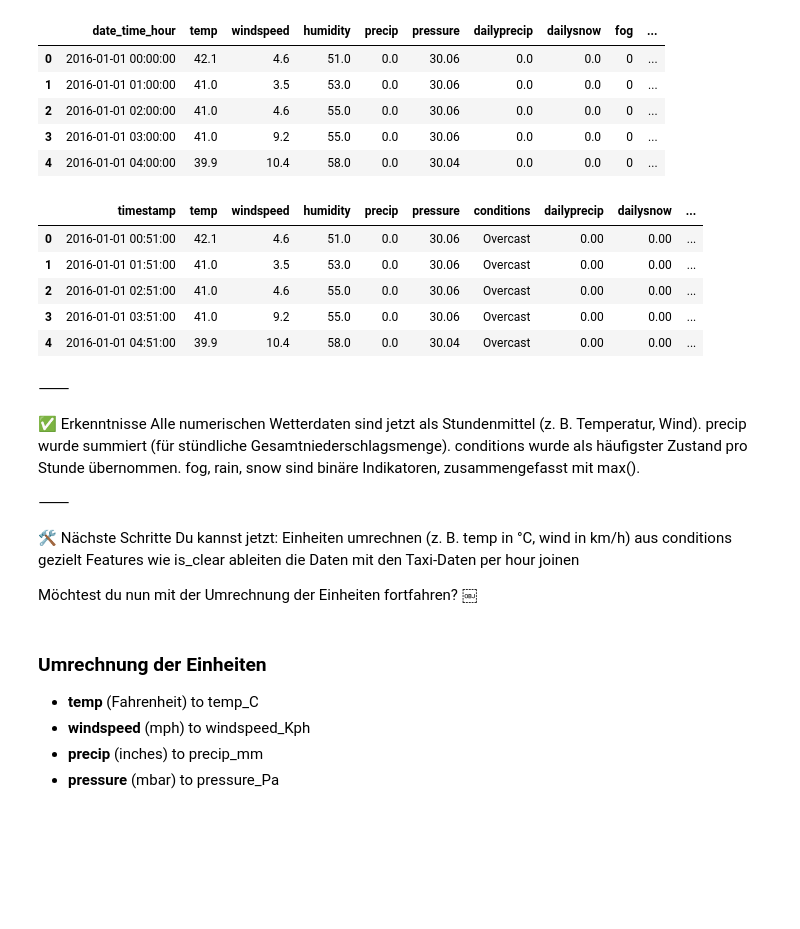
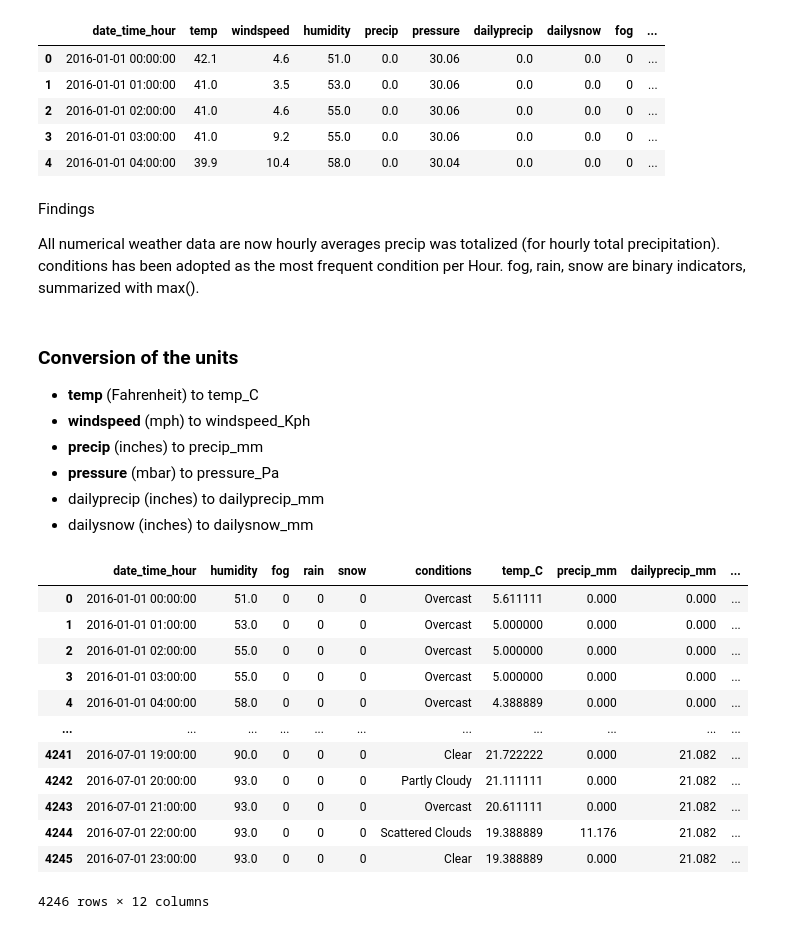
Before and after one commit to Wendo99/NYC-Taxi-Trip-Duration, a Jupyter notebook: weather.ipynb, the cells around one changed output. Drawn from its saved outputs; the diff is of its cells as text; code cells hidden in the pictures; blank space fills up the shorter version.

```diff
--- a/weather_data.ipynb
+++ b/weather.ipynb
@@ -278,38 +295,46 @@ weather_date_time_hour.head()
 | 2 | 2016-01-01 02:00:00 | 41.0 | 4.6 | 55.0 | 0.0 | 30.06 | 0.0 | 0.0 | 0 | ... |
 | 3 | 2016-01-01 03:00:00 | 41.0 | 9.2 | 55.0 | 0.0 | 30.06 | 0.0 | 0.0 | 0 | ... |
 | 4 | 2016-01-01 04:00:00 | 39.9 | 10.4 | 58.0 | 0.0 | 30.04 | 0.0 | 0.0 | 0 | ... |
-# %%
-weather.head()
-# %% [output]
-|  | timestamp | temp | windspeed | humidity | precip | pressure | conditions | dailyprecip | dailysnow | ... |
-| 0 | 2016-01-01 00:51:00 | 42.1 | 4.6 | 51.0 | 0.0 | 30.06 | Overcast | 0.00 | 0.00 | ... |
-| 1 | 2016-01-01 01:51:00 | 41.0 | 3.5 | 53.0 | 0.0 | 30.06 | Overcast | 0.00 | 0.00 | ... |
-| 2 | 2016-01-01 02:51:00 | 41.0 | 4.6 | 55.0 | 0.0 | 30.06 | Overcast | 0.00 | 0.00 | ... |
-| 3 | 2016-01-01 03:51:00 | 41.0 | 9.2 | 55.0 | 0.0 | 30.06 | Overcast | 0.00 | 0.00 | ... |
-| 4 | 2016-01-01 04:51:00 | 39.9 | 10.4 | 58.0 | 0.0 | 30.04 | Overcast | 0.00 | 0.00 | ... |
 # %% [markdown]
+Findings
 
-⸻
-
-✅ Erkenntnisse
-	Alle numerischen Wetterdaten sind jetzt als Stundenmittel (z. B. Temperatur, Wind).
-	precip wurde summiert (für stündliche Gesamtniederschlagsmenge).
-	conditions wurde als häufigster Zustand pro Stunde übernommen.
-	fog, rain, snow sind binäre Indikatoren, zusammengefasst mit max().
-
-⸻
-
-🛠️ Nächste Schritte
-	Du kannst jetzt:
-	Einheiten umrechnen (z. B. temp in °C, wind in km/h)
-	aus conditions gezielt Features wie is_clear ableiten
-	die Daten mit den Taxi-Daten per hour joinen
-
-Möchtest du nun mit der Umrechnung der Einheiten fortfahren? ￼
+All numerical weather data are now hourly averages
+precip was totalized (for hourly total precipitation).
+conditions has been adopted as the most frequent condition per Hour.
+fog, rain, snow are binary indicators, summarized with max().
 # %% [markdown]
-### Umrechnung der Einheiten
+### Conversion of the units
 
 - **temp** (Fahrenheit) to temp_C
 - **windspeed** (mph) to windspeed_Kph
 - **precip** (inches) to precip_mm
 - **pressure** (mbar) to pressure_Pa
+- dailyprecip (inches) to dailyprecip_mm
+- dailysnow (inches) to dailysnow_mm
+# %%
+weather_date_time_hour['temp_C'] = (weather_date_time_hour['temp'] - 32) * 5 / 9
+weather_date_time_hour['precip_mm'] = weather_date_time_hour['precip'] * 25.4
+weather_date_time_hour['dailyprecip_mm'] = weather_date_time_hour['dailyprecip'] * 25.4
+weather_date_time_hour['dailysnow_mm'] = weather_date_time_hour['dailysnow'] * 25.4
+weather_date_time_hour['windspeed_kph'] = weather_date_time_hour['windspeed'] * 1.60934
+weather_date_time_hour['pressure_hPa'] = weather_date_time_hour['pressure'] * 33.8639
+
+weather_date_time_hour.drop(['temp', 'precip', 'dailyprecip', 'dailysnow', 'windspeed', 'pressure'],
+                            axis=1,
+                            inplace=True)
+# %%
+weather_date_time_hour
+# %% [output]
+|  | date_time_hour | humidity | fog | rain | snow | conditions | temp_C | precip_mm | dailyprecip_mm | ... |
+| 0 | 2016-01-01 00:00:00 | 51.0 | 0 | 0 | 0 | Overcast | 5.611111 | 0.000 | 0.000 | ... |
+| 1 | 2016-01-01 01:00:00 | 53.0 | 0 | 0 | 0 | Overcast | 5.000000 | 0.000 | 0.000 | ... |
+| 2 | 2016-01-01 02:00:00 | 55.0 | 0 | 0 | 0 | Overcast | 5.000000 | 0.000 | 0.000 | ... |
+| 3 | 2016-01-01 03:00:00 | 55.0 | 0 | 0 | 0 | Overcast | 5.000000 | 0.000 | 0.000 | ... |
+| 4 | 2016-01-01 04:00:00 | 58.0 | 0 | 0 | 0 | Overcast | 4.388889 | 0.000 | 0.000 | ... |
+| ... | ... | ... | ... | ... | ... | ... | ... | ... | ... | ... |
+| 4241 | 2016-07-01 19:00:00 | 90.0 | 0 | 0 | 0 | Clear | 21.722222 | 0.000 | 21.082 | ... |
+| 4242 | 2016-07-01 20:00:00 | 93.0 | 0 | 0 | 0 | Partly Cloudy | 21.111111 | 0.000 | 21.082 | ... |
+| 4243 | 2016-07-01 21:00:00 | 93.0 | 0 | 0 | 0 | Overcast | 20.611111 | 0.000 | 21.082 | ... |
+| 4244 | 2016-07-01 22:00:00 | 93.0 | 0 | 0 | 0 | Scattered Clouds | 19.388889 | 11.176 | 21.082 | ... |
+| 4245 | 2016-07-01 23:00:00 | 93.0 | 0 | 0 | 0 | Clear | 19.388889 | 0.000 | 21.082 | ... |
+4246 rows × 12 columns
```
Also changed, not shown: parts of 12 cells of this notebook, 2 other files.
